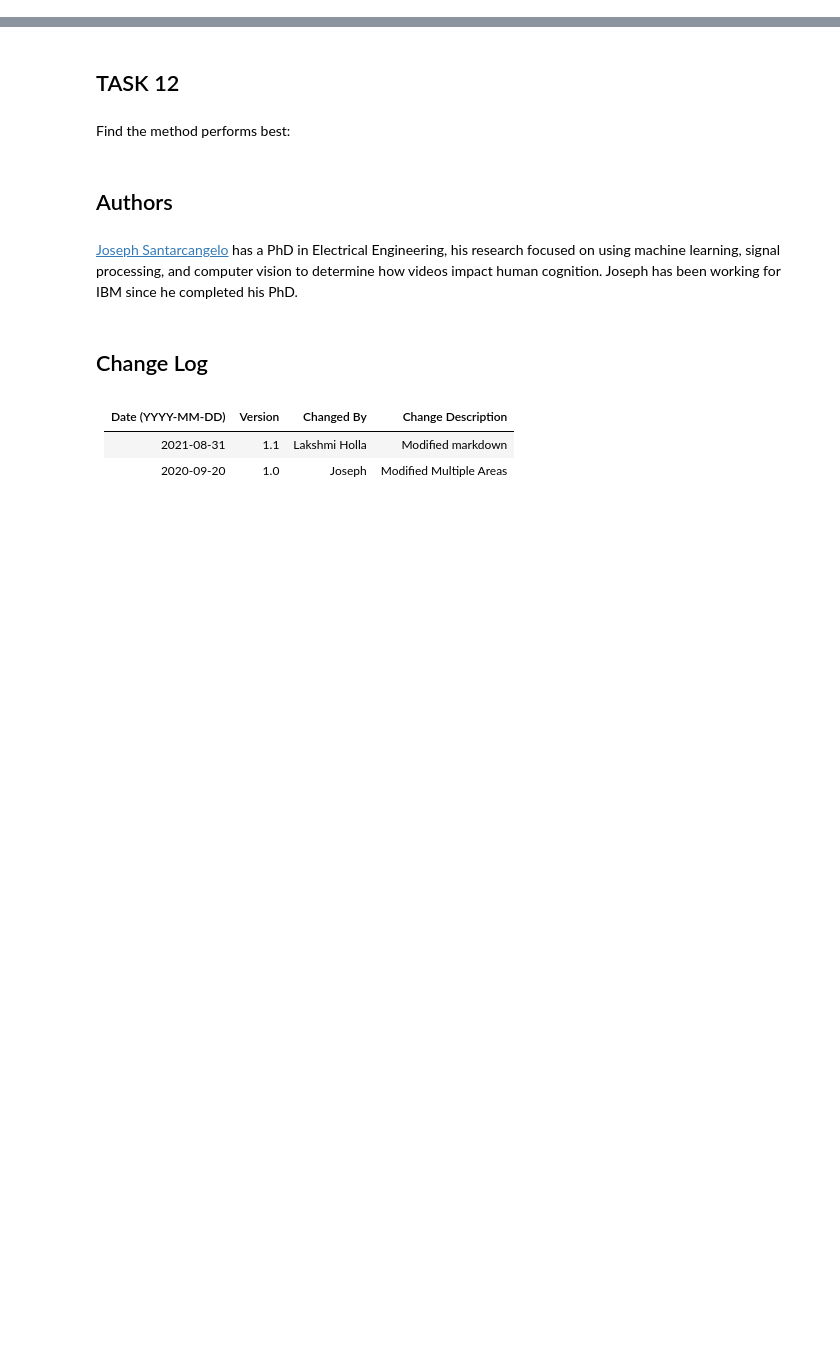
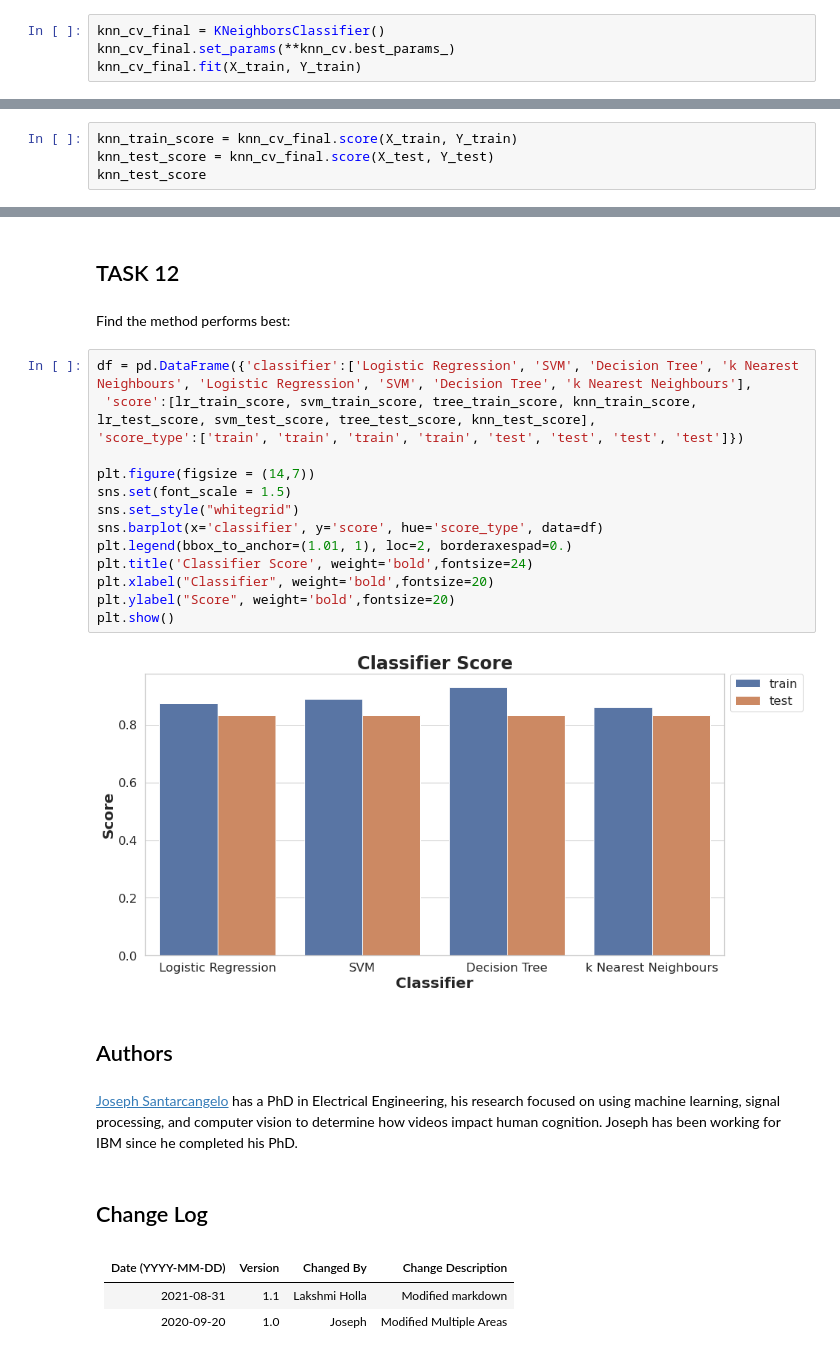
Before and after one commit to tpilkington/DSCapstoneProject, a Jupyter notebook: Capstone - 08 - Machine Learning.ipynb, the cells around one changed output, grey strips where cells are left out. Drawn from its saved outputs; the diff is of its cells as text; blank space fills up the shorter version.

```diff
--- a/Capstone - 08 - Machine Learning.ipynb
+++ b/Capstone - 08 - Machine Learning.ipynb
@@ -288,3 +320,7 @@ tuned hpyerparameters :(best parameters)  {'algorithm': 'auto', 'n_neighbors': 1
 accuracy : 0.8482142857142858
 # %% [markdown]
 ## TASK  11
+# %%
+knn_cv_final = KNeighborsClassifier()
+knn_cv_final.set_params(**knn_cv.best_params_)
+knn_cv_final.fit(X_train, Y_train)
@@ -296,0 +331,4 @@ knn_cv.score(X_test, Y_test)
+# %%
+knn_train_score = knn_cv_final.score(X_train, Y_train)
+knn_test_score = knn_cv_final.score(X_test, Y_test)
+knn_test_score
@@ -305,6 +345,22 @@ plot_confusion_matrix(Y_test,yhat)
 ## TASK  12
 # %% [markdown]
 Find the method performs best:
+# %%
+df = pd.DataFrame({'classifier':['Logistic Regression', 'SVM', 'Decision Tree', 'k Nearest Neighbours', 'Logistic Regression', 'SVM', 'Decision Tree', 'k Nearest Neighbours'],
+ 'score':[lr_train_score, svm_train_score, tree_train_score, knn_train_score, lr_test_score, svm_test_score, tree_test_score, knn_test_score],
+'score_type':['train', 'train', 'train', 'train', 'test', 'test', 'test', 'test']})
+
+plt.figure(figsize = (14,7))
+sns.set(font_scale = 1.5)
+sns.set_style("whitegrid")
+sns.barplot(x='classifier', y='score', hue='score_type', data=df)
+plt.legend(bbox_to_anchor=(1.01, 1), loc=2, borderaxespad=0.)
+plt.title('Classifier Score', weight='bold',fontsize=24)
+plt.xlabel("Classifier", weight='bold',fontsize=20)
+plt.ylabel("Score", weight='bold',fontsize=20)
+plt.show()
+# %% [output]
+[figure, added]
 # %% [markdown]
 ## Authors
 # %% [markdown]
```
Also changed, not shown: parts of 18 cells of this notebook.
